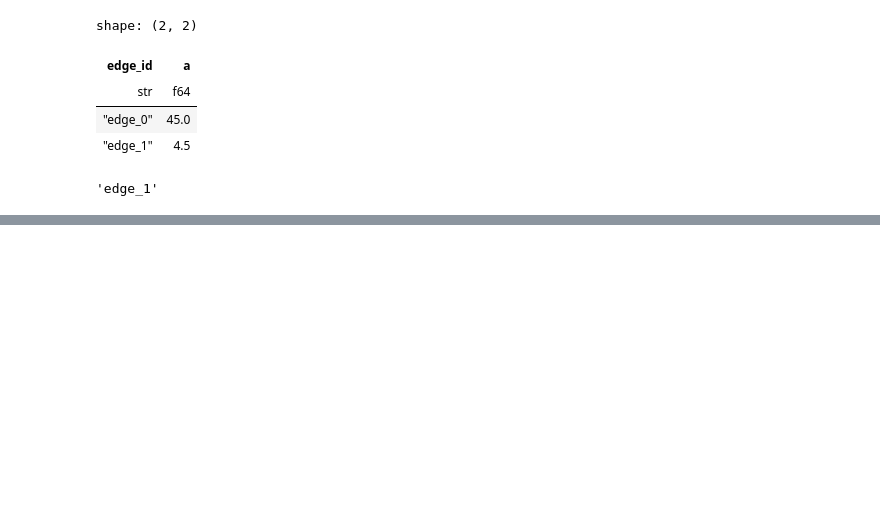
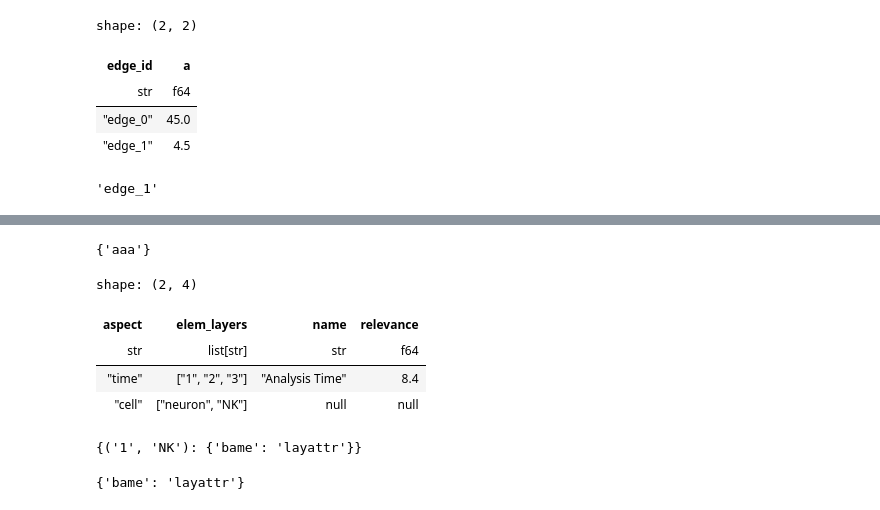
Before and after one commit to saezlab/annnet, a Jupyter notebook: notebooks/testing_new_updates.ipynb, the cells around one changed output, grey strips where cells are left out. Saved outputs shown, nothing was run; the diff lists cells and outputs as text; code cells hidden in the pictures; blank space fills up the shorter version.

```diff
--- a/notebooks/testing_new_updates.ipynb
+++ b/notebooks/testing_new_updates.ipynb
@@ -1443,0 +1446,20 @@ g.add_edge("a", "c", a = 4.5)
+# %%
+g = AnnNet(name = "test AnnNet")
+# %%
+g.set_aspects(["time", "cell"], {"time" : ["1", "2", "3"], "cell": ["neuron", "NK"]})
+# %%
+g.add_presence("aaa", ("1", "neuron"))
+# %%
+g.layer_vertex_set( ("1", "neuron"))
+# %% [output]
+{'aaa'}
+# %%
+g.set_aspect_attrs('time', name = "Analysis Time", relevance = 8.4)
+# %%
+g.aspect()
+# %% [output]
+shape: (2, 4)
+| aspect | elem_layers | name | relevance |
+| str | list[str] | str | f64 |
+| "time" | ["1", "2", "3"] | "Analysis Time" | 8.4 |
+| "cell" | ["neuron", "NK"] | null | null |
@@ -1443,0 +1470,8 @@ g.add_edge("a", "c", a = 4.5)
+# %%
+g._layer_attrs
+# %% [output]
+{('1', 'NK'): {'bame': 'layattr'}}
+# %%
+g.get_layer_attrs(("1", "NK"))
+# %% [output]
+{'bame': 'layattr'}
```
Also changed, not shown: parts of 3 cells of this notebook, 2 other files.
